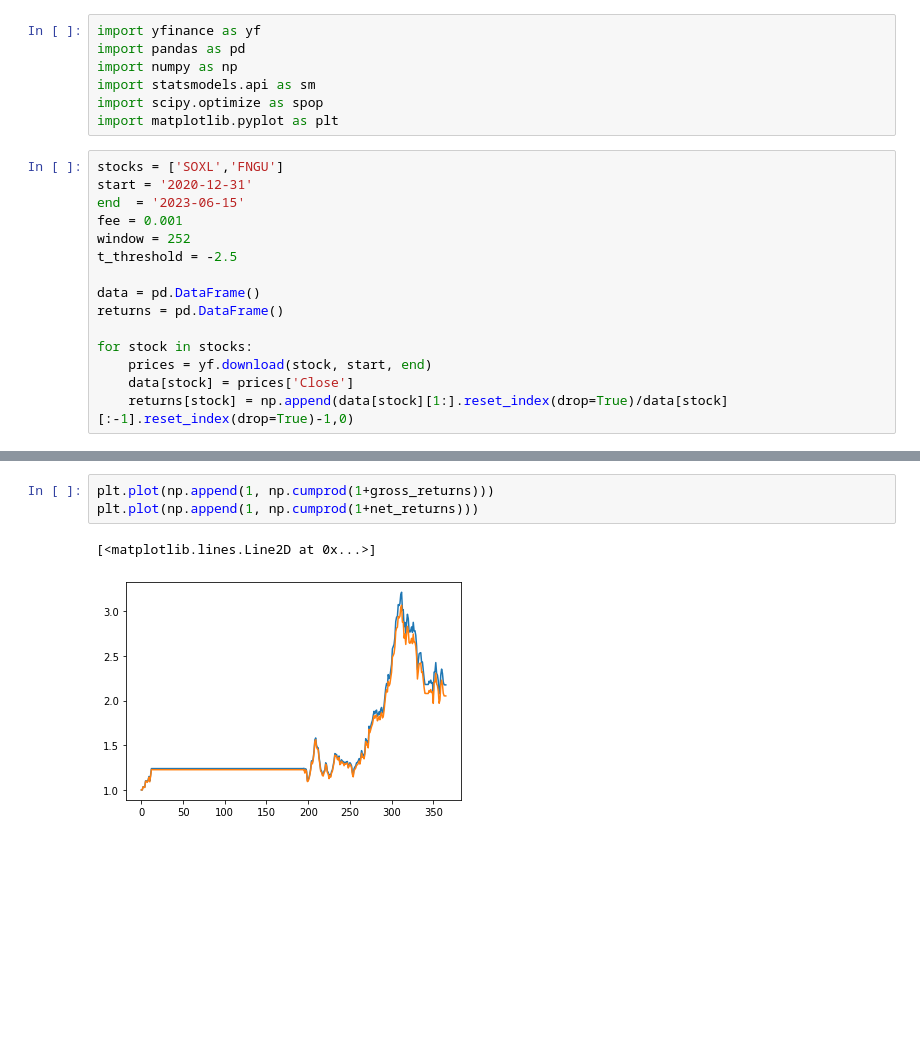
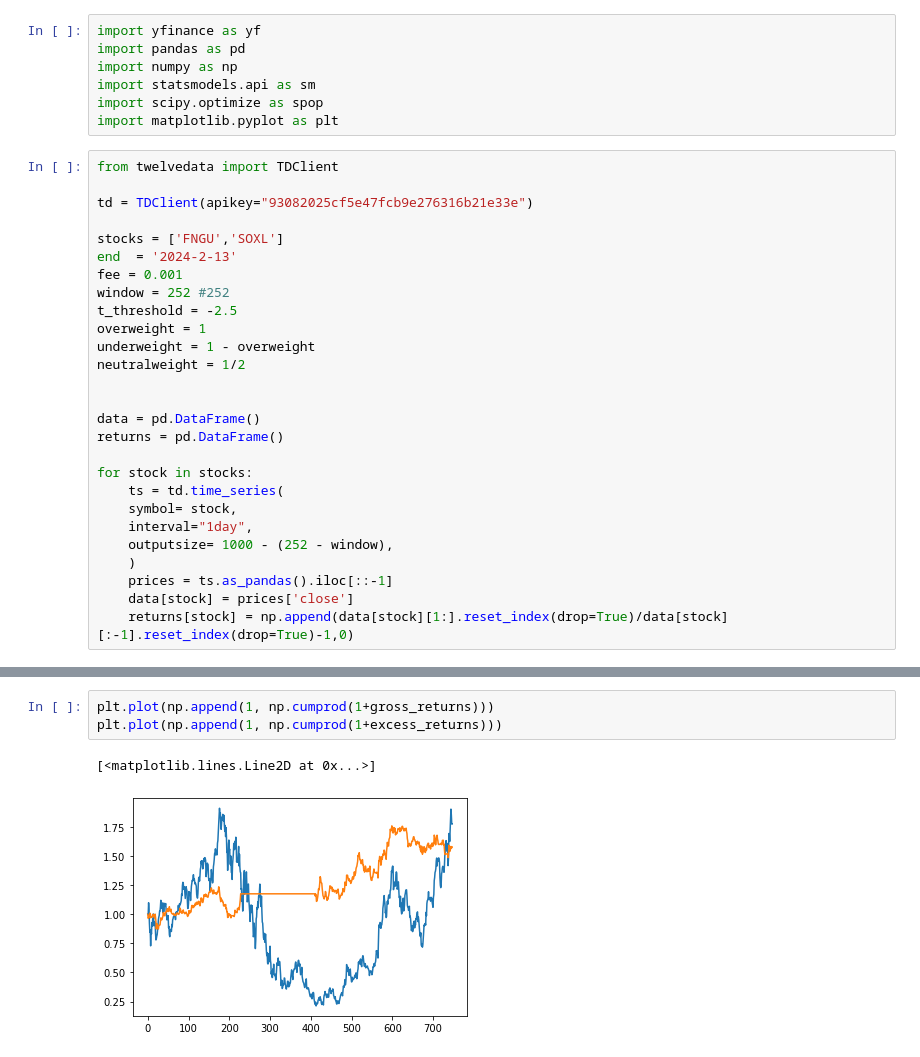
Before and after one commit to lynseriously/Financial-Modeling, a Jupyter notebook: Back Testing/Cointegration pair trading.ipynb, the cells around one changed output, grey strips where cells are left out. Saved outputs shown, nothing was run; the diff lists cells and outputs as text; blank space fills up the shorter version.

```diff
--- a/Back Testing/Cointegration pair trading.ipynb
+++ b/Back Testing/Cointegration pair trading.ipynb
@@ -8,17 +8,29 @@ import statsmodels.api as sm
 import scipy.optimize as spop
 import matplotlib.pyplot as plt
 # %%
-stocks = ['SOXL','FNGU']
-start = '2020-12-31'
-end  = '2023-06-15'
+from twelvedata import TDClient
+
+td = TDClient(apikey="93082025cf5e47fcb9e276316b21e33e")
+
+stocks = ['FNGU','SOXL']
+end  = '2024-2-13'
 fee = 0.001
-window = 252
+window = 252 #252
 t_threshold = -2.5
+overweight = 1
+underweight = 1 - overweight
+neutralweight = 1/2
+
 
 data = pd.DataFrame()
 returns = pd.DataFrame()
 
 for stock in stocks:
-    prices = yf.download(stock, start, end)
-    data[stock] = prices['Close']
+    ts = td.time_series(
+    symbol= stock,
+    interval="1day",
+    outputsize= 1000 - (252 - window),
+    )
+    prices = ts.as_pandas().iloc[::-1]
+    data[stock] = prices['close']
     returns[stock] = np.append(data[stock][1:].reset_index(drop=True)/data[stock][:-1].reset_index(drop=True)-1,0)
@@ -97,6 +115,6 @@ cumulative net return so far: 105.19%
 # %%
 plt.plot(np.append(1, np.cumprod(1+gross_returns)))
-plt.plot(np.append(1, np.cumprod(1+net_returns)))
+plt.plot(np.append(1, np.cumprod(1+excess_returns)))
 # %% [output]
 [<matplotlib.lines.Line2D at 0x...>]
-[figure, old version]
+[figure, new version]
```
Also changed, not shown: parts of 2 cells of this notebook.
